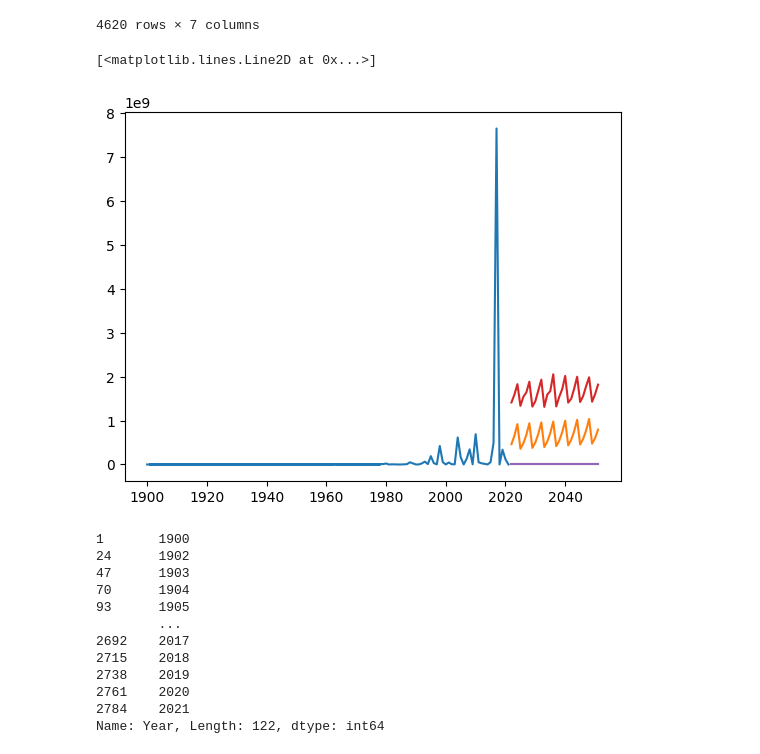
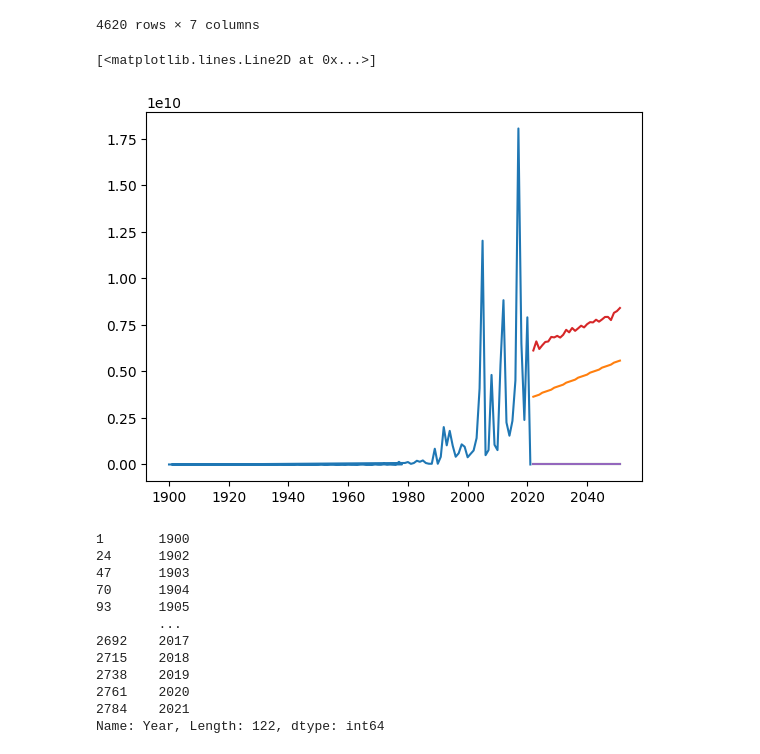
Before and after one commit to Globant-CodeFest/teamElevenEleven, a Jupyter notebook: eda_datos.ipynb, the cells around one changed output. Drawn from its saved outputs; the diff is of its cells as text; code cells hidden in the pictures.

```diff
--- a/eda_datos.ipynb
+++ b/eda_datos.ipynb
@@ -67,12 +68,14 @@ len(df_all)
 # %% [output]
 2806
 # %%
-df = pd.pivot_table(data=df1,
-               index=['Year','Region'],
-               values=['No Injured','No Affected','No Homeless','Total Deaths',
-                       'ins_adj_usd_damages','ttl_adj_usd_damages'],
-               aggfunc=np.sum).reset_index()
-df = df_all.merge(df, how='left', left_on=['Year', 'Region'], right_on=['Year','Region'])
-df = df.fillna(0)
-df.Year = pd.to_datetime(df.Year, format='%Y')
-df.head()
+def preprocess_df(df_in, df_all):
+    df = pd.pivot_table(data=df_in,
+                   index=['Year','Region'],
+                   values=['No Injured','No Affected','No Homeless','Total Deaths',
+                           'ins_adj_usd_damages','ttl_adj_usd_damages'],
+                   aggfunc=np.sum).reset_index()
+    df = df_all.merge(df, how='left', left_on=['Year', 'Region'], right_on=['Year','Region'])
+    df = df.fillna(0)
+    df.Year = pd.to_datetime(df.Year, format='%Y')
+    df.head()
+    return df
@@ -86,3 +82,4 @@ df.head()
 # %%
+df = preprocess_df(df1, df_all)
 df.Region.unique()
 # %% [output]
@@ -272,18 +269,18 @@ final
 | 16127 | Micronesia | ttl_adj_usd_damages | 2050-12-31 | 2.557677e+06 | -2.657771e+06 | 2.007989e+08 | 5.534075e+08 |
 4620 rows × 7 columns
 # %%
-region = 'Caribbean'#'Southern Asia'#
+region = 'Northern America'#'Southern Asia'#
 var = 'ttl_adj_usd_damages'
 tmp1 = df.loc[(df.Region==region)]
 plt.plot(tmp1['Year'],tmp1[var])
 tmp = final.loc[(final.region==region)&(final.variable==var)]
 plt.plot(tmp['ds'],tmp['yhat'])
 plt.plot(tmp['ds'],tmp['pred_value'])
 plt.plot(tmp['ds'],tmp['yhat_upper'])
 plt.plot(tmp['ds'],tmp['ls_value'])
 # %% [output]
 [<matplotlib.lines.Line2D at 0x...>]
-[figure, old version]
+[figure, new version]
 # %%
 tmp1['Year']
 # %% [output]
```
Also changed, not shown: parts of 32 cells of this notebook, 1 other file.
